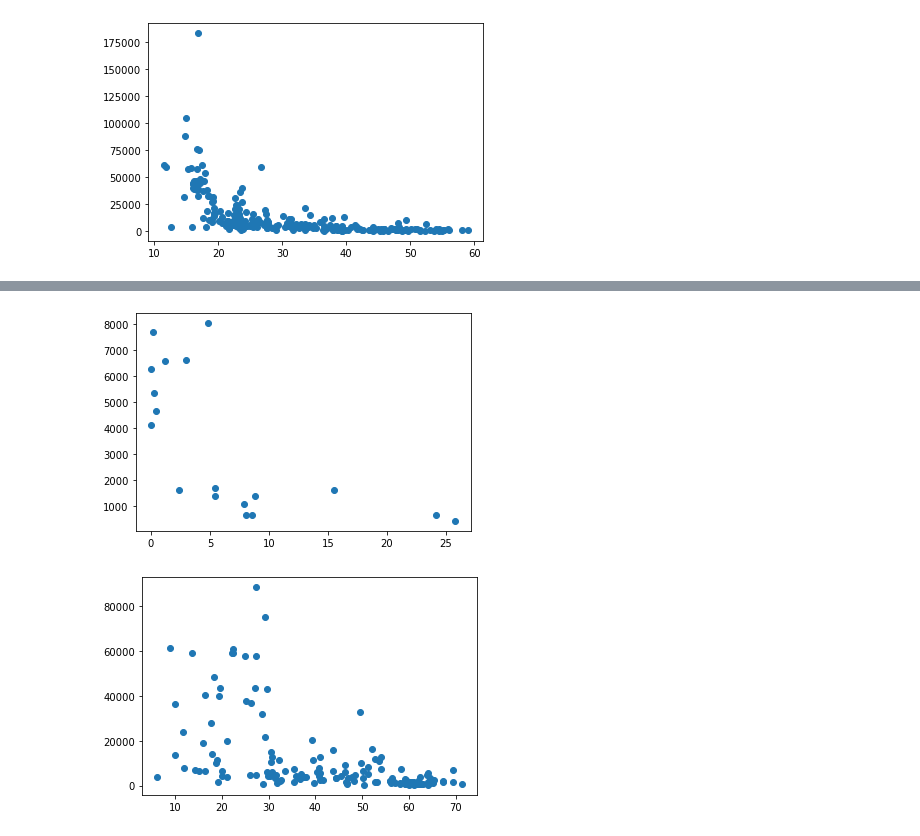
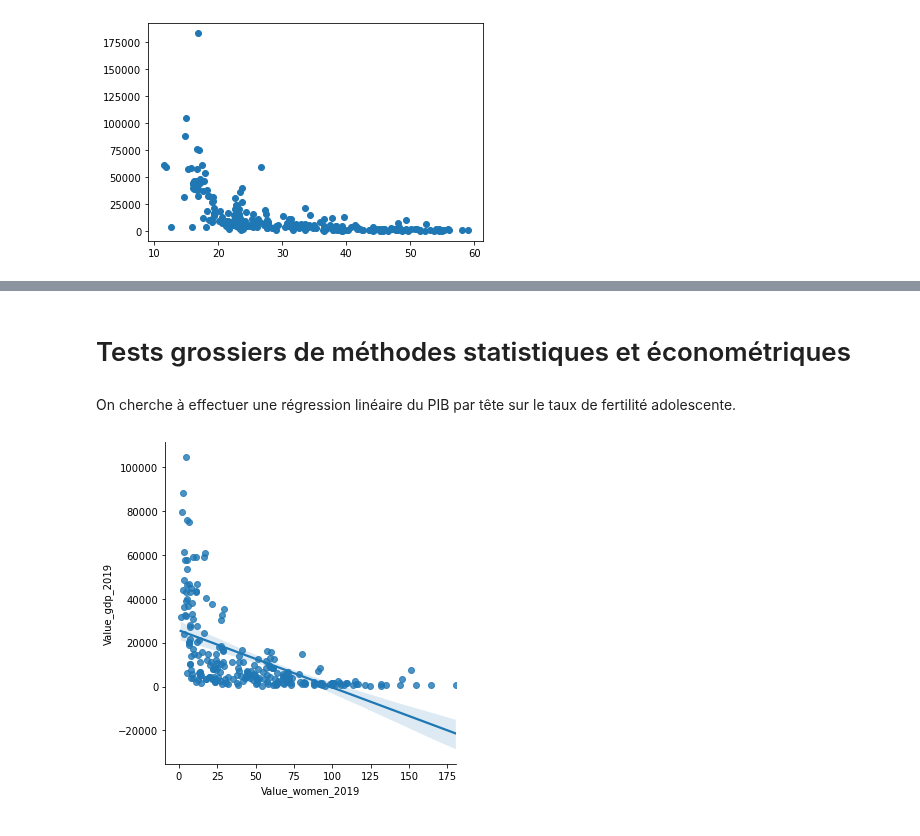
Before and after one commit to cmllbll/Gender-Inequalities-and-Development, a Jupyter notebook: base_women.ipynb, the cells around one changed output, grey strips where cells are left out. Saved outputs shown, nothing was run; the diff lists cells and outputs as text; code cells hidden in the pictures.

```diff
--- a/base_women.ipynb
+++ b/base_women.ipynb
@@ -154,18 +135,9 @@ plt.show()
-# %%
-# Women first married by age 15
-df_4=df_women_gdp[df_women_gdp['Indicator Code']=="SP.M15.2024.FE.ZS"]
-x_4 = df_4.Value_women_2019
-y_4 = df_4.Value_gdp_2019
-plt.scatter(x_4, y_4)
-plt.show()
-# %% [output]
-[figure, removed]
-# %%
-# Women's share of population ages 15+ living with HIV (%)
-df_4=df_women_gdp[df_women_gdp['Indicator Code']=="SH.DYN.AIDS.FE.ZS"]
-x_4 = df_4.Value_women_2019
-y_4 = df_4.Value_gdp_2019
-plt.scatter(x_4, y_4)
-plt.show()
-# %% [output]
-[figure, removed]
+# %% [markdown]
+# Tests grossiers de méthodes statistiques et économétriques
+# %% [markdown]
+On cherche à effectuer une régression linéaire du PIB par tête sur le taux de fertilité adolescente.
+# %%
+# Régression à une variable avec seaborn
+sns.lmplot(x="Value_women_2019", y="Value_gdp_2019", data=df_1);
+# %% [output]
+[figure, added]
```
Also changed, not shown: parts of 23 cells of this notebook.
